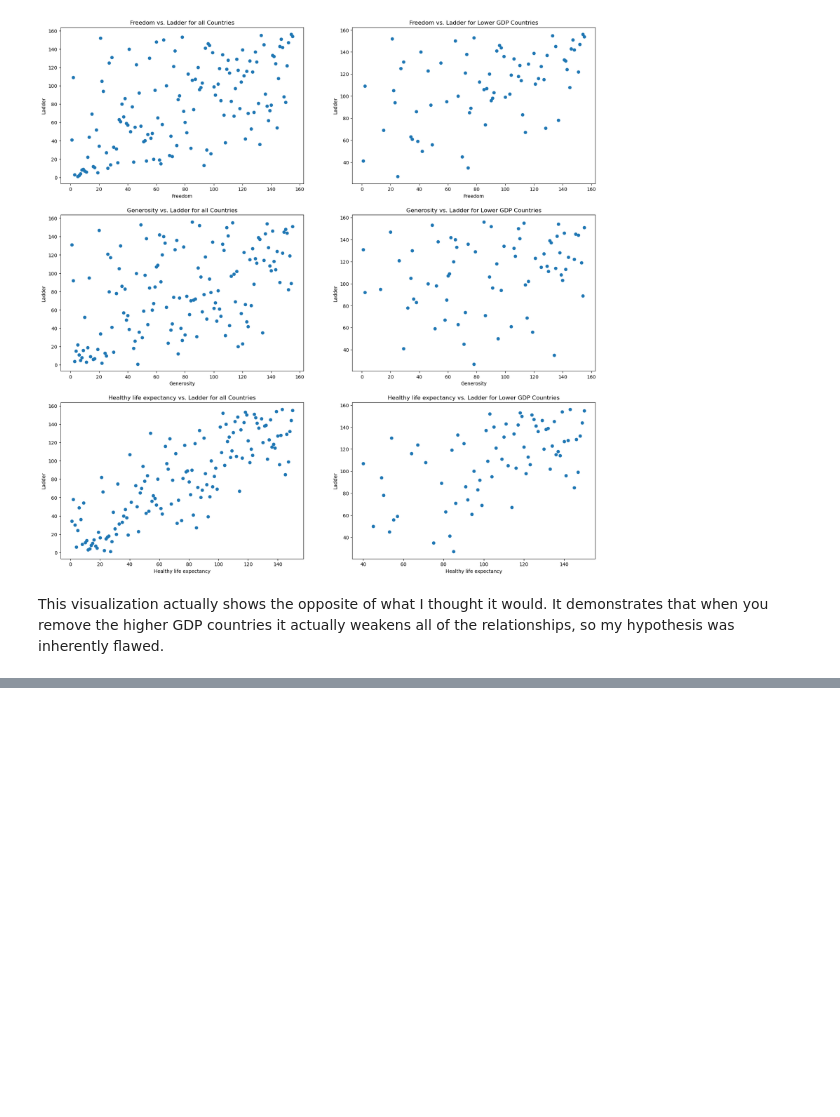
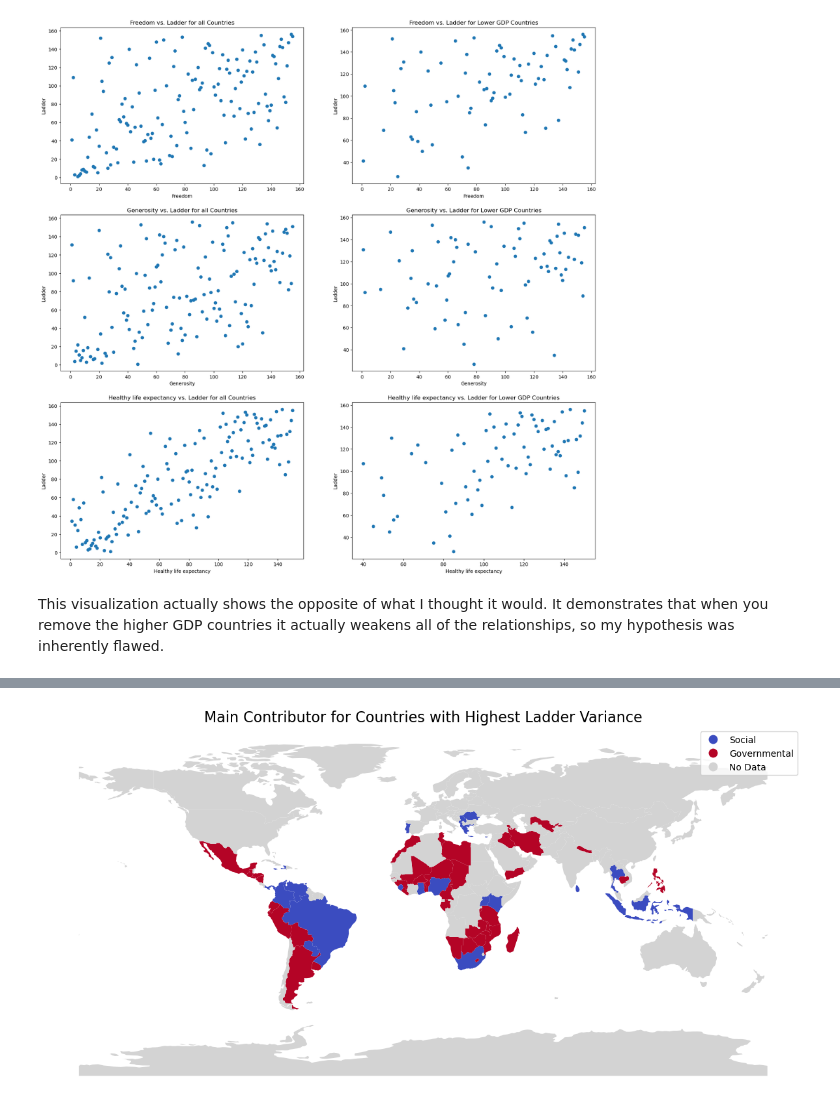
Before and after one commit to Adam-Prieto/User-Design-HW4, a Jupyter notebook: Visualization File.ipynb, the cells around one changed output, grey strips where cells are left out. Saved outputs shown, nothing was run; the diff lists cells and outputs as text; code cells hidden in the pictures; blank space fills up the shorter version.

Commit message:
Filip second plot

```diff
--- a/Visualization File.ipynb
+++ b/Visualization File.ipynb
@@ -138,3 +138,9 @@ Text(0, 0.5, 'Ladder')
 # %% [markdown]
 This visualization actually shows the opposite of what I thought it would. It demonstrates that when you remove the higher GDP countries it actually
 weakens all of the relationships, so my hypothesis was inherently flawed.
+# %%
+highest_variance_ladder_countries = happinessData.loc[happinessData["SD of Ladder"] > 70].copy()
+highest_variance_ladder_countries["Main contributor"] = ""
+highest_variance_ladder_countries["Main contributor"] = highest_variance_ladder_countries.apply({
+    lambda row: "Social" if np.mean([row["Social support"], row["Generosity"]]) > np.mean([row["Freedom"], row["Corruption"]]) else "Governmental"}, axis=1
+)
@@ -140,0 +163,3 @@ weakens all of the relationships, so my hypothesis was inherently flawed.
+# %%
+import geopandas as gpd
+world = gpd.read_file("https://naciscdn.org/naturalearth/110m/cultural/ne_110m_admin_0_countries.zip")
@@ -140,0 +186,25 @@ weakens all of the relationships, so my hypothesis was inherently flawed.
+# %%
+full_geo_db = world.merge(highest_variance_ladder_countries, left_on="NAME", right_on="Country (region)", how="left")
+color_mapping = {
+    "Social": "lightblue",
+    "Governmental": "red"
+}
+
+# Plot the map
+fig, ax = plt.subplots(1, 1, figsize=(15, 10))
+full_geo_db.plot(
+    column="Main contributor",
+    cmap="coolwarm",
+    legend=True,
+    legend_kwds={'labels': ["Social", "Governmental", "No Data"]},
+    ax=ax,
+    missing_kwds={"color": "lightgrey", "label": "Not included"}
+)
+
+ax.set_title("Main Contributor for Countries with Highest Ladder Variance", fontsize=16)
+
+ax.set_axis_off()
+
+plt.show()
+# %% [output]
+[figure, added]
```
Also changed, not shown: parts of 2 cells of this notebook.
